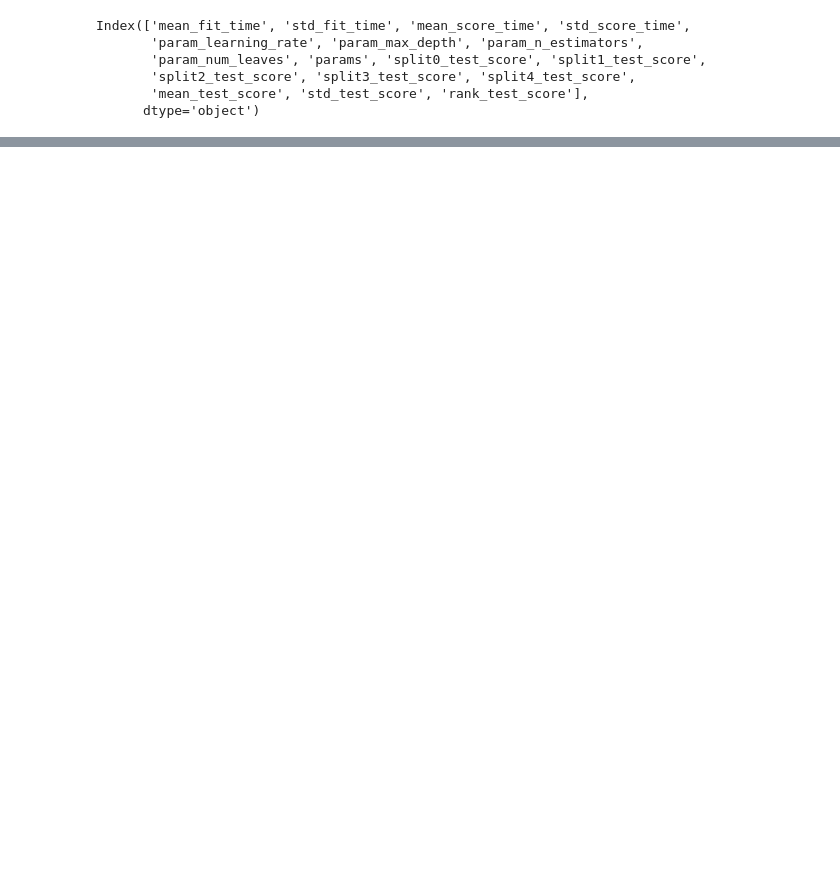
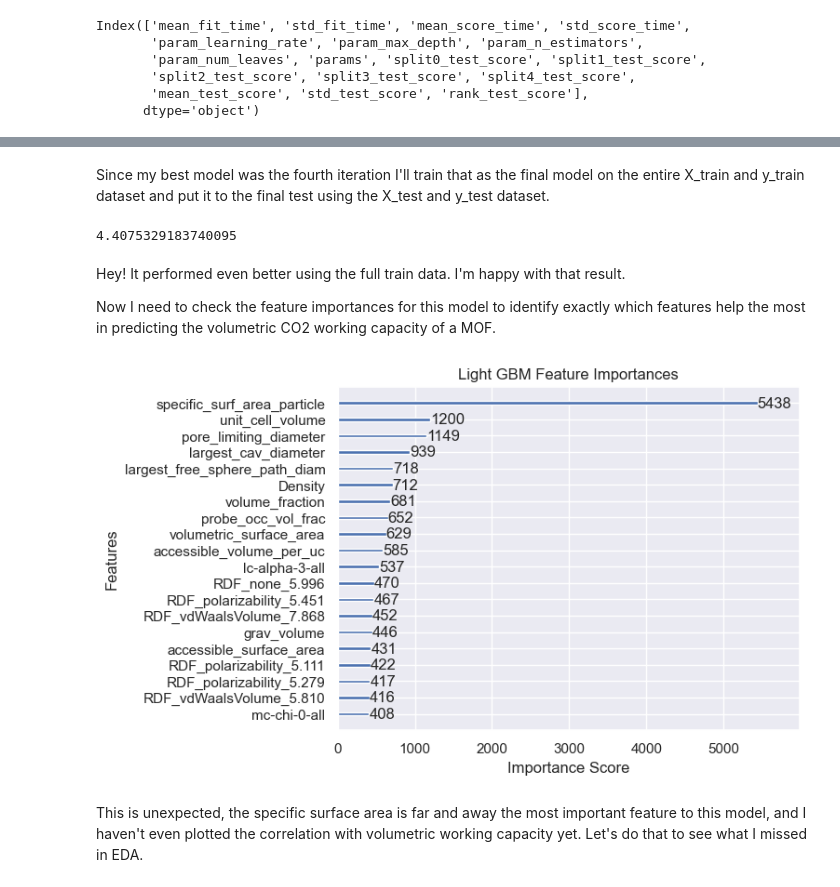
Before and after one commit to zjbrown0689/MOF-Capstone, a Jupyter notebook: notebooks/4_model_development.ipynb, the cells around one changed output, grey strips where cells are left out. Saved outputs shown, nothing was run; the diff lists cells and outputs as text; code cells hidden in the pictures; blank space fills up the shorter version.

```diff
--- a/notebooks/4_model_development.ipynb
+++ b/notebooks/4_model_development.ipynb
@@ -644,0 +630,2 @@ plt.show()
+# %% [markdown]
+Since my best model was the fourth iteration I'll train that as the final model on the entire X_train and y_train dataset and put it to the final test using the X_test and y_test dataset.
@@ -644,0 +635,24 @@ plt.show()
+# %%
+lgb4_opt = lgb.LGBMRegressor(objective = 'regression', metric = 'rmse', num_leaves = opt_lgbm.best_params_['num_leaves'],\
+                             n_estimators = opt_lgbm.best_params_['n_estimators'],\
+                             max_depth = opt_lgbm.best_params_['max_depth'],\
+                             learning_rate = opt_lgbm.best_params_['learning_rate'])
+lgb4_opt.fit(X_train, y_train)
+y_pred = lgb4_opt.predict(X_test)
+new_row = pd.DataFrame([{'Iteration' : 6, 'Model' : 'Light GBM', '% Train Data' : 100, 'RMSE' : mean_squared_error(y_test, y_pred)}])
+train_scores = pd.concat([train_scores, new_row])
+mean_squared_error(y_test, y_pred)
+# %% [output]
+4.4075329183740095
+# %% [markdown]
+Hey! It performed even better using the full train data. I'm happy with that result.
+
+Now I need to check the feature importances for this model to identify exactly which features help the most in predicting the volumetric CO2 working capacity of a MOF.
+# %%
+lgb.plot_importance(lgb4_opt, title = 'Light GBM Feature Importances', xlabel = 'Importance Score', max_num_features = 20)
+plt.savefig('../figures/feat_importances.png', dpi=1200, bbox_inches='tight')
+plt.show()
+# %% [output]
+[figure, added]
+# %% [markdown]
+This is unexpected, the specific surface area is far and away the most important feature to this model, and I haven't even plotted the correlation with volumetric working capacity yet. Let's do that to see what I missed in EDA.
```
Also changed, not shown: parts of 60 cells of this notebook, 2 other files.
